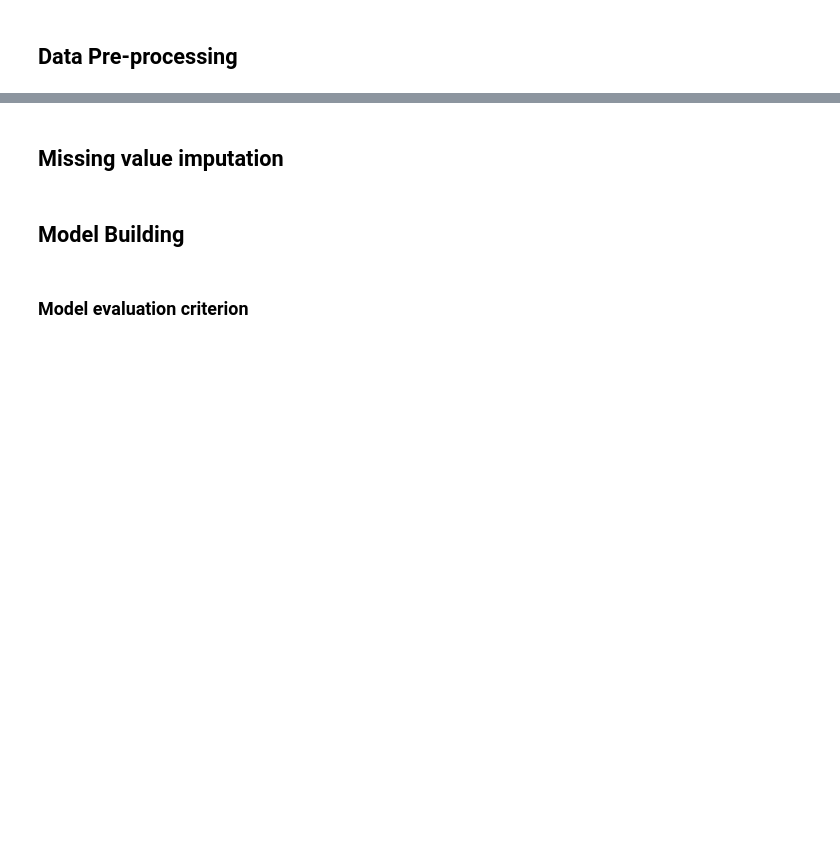
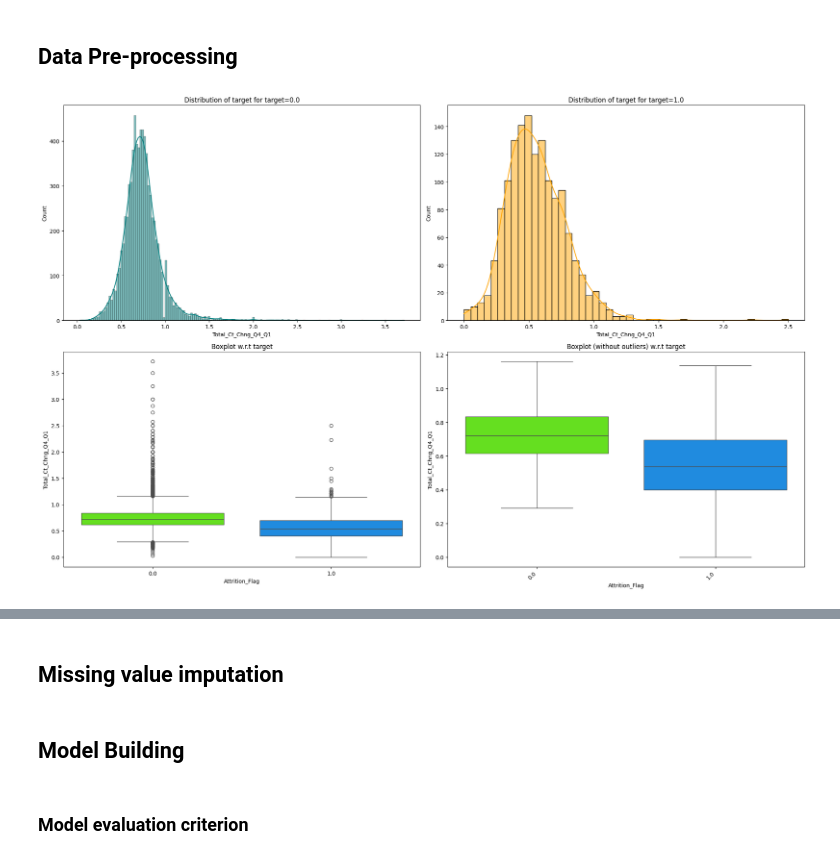
Before and after one commit to lhughey/AIML_Course, a Jupyter notebook: Project 3 - Credit Card Users Churn Prediction/AML_Project_LearnerNotebook_FullCode.ipynb, the cells around one changed output, grey strips where cells are left out. Cells and saved outputs as stored; diff of their text form; code cells hidden in the pictures; blank space fills up the shorter version.

```diff
--- a/Project 3 - Credit Card Users Churn Prediction/AML_Project_LearnerNotebook_FullCode.ipynb
+++ b/Project 3 - Credit Card Users Churn Prediction/AML_Project_LearnerNotebook_FullCode.ipynb
@@ -256,2 +583,7 @@ def distribution_plot_wrt_target(data, predictor, target):
 # %% [markdown]
 ## Data Pre-processing
+# %%
+#evaluate Total_Ct_Chng_Q4_Q1 with target
+distribution_plot_wrt_target(data, "Total_Ct_Chng_Q4_Q1", "Attrition_Flag")
+# %% [output]
+[figure, added]
```
Also changed, not shown: parts of 90 cells of this notebook.
